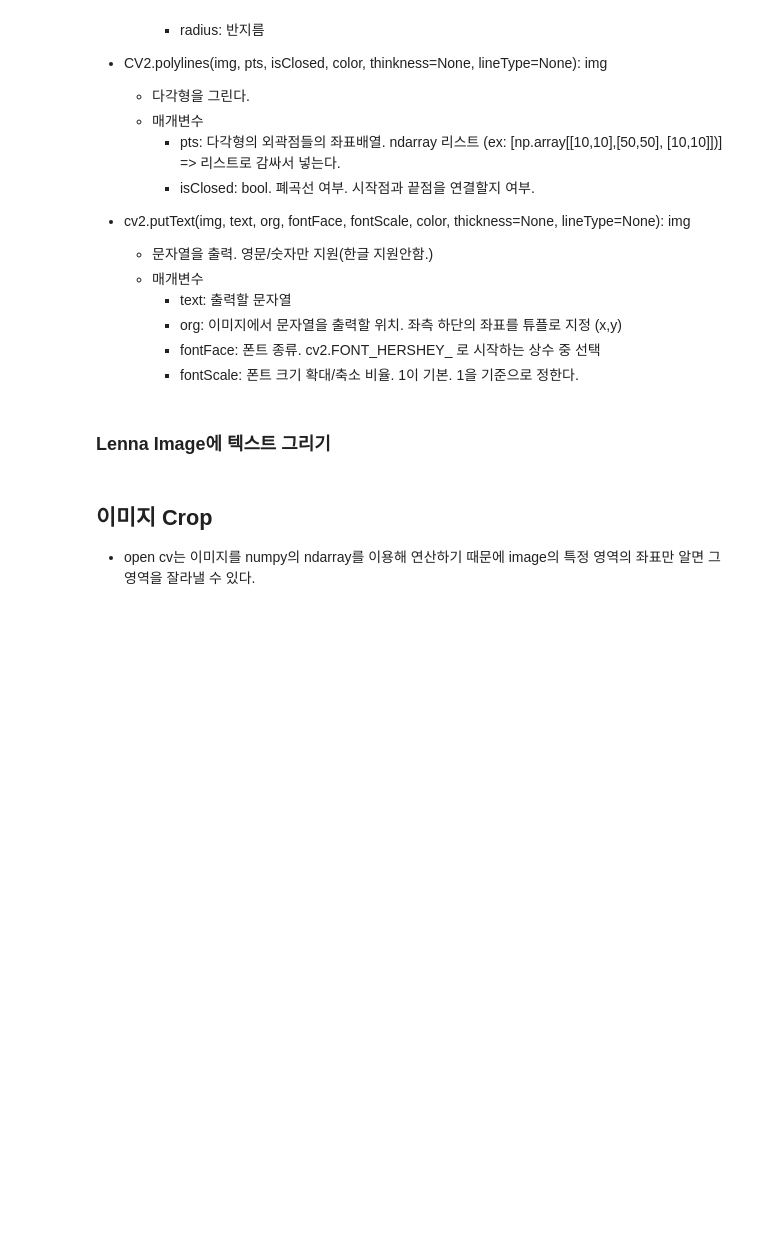
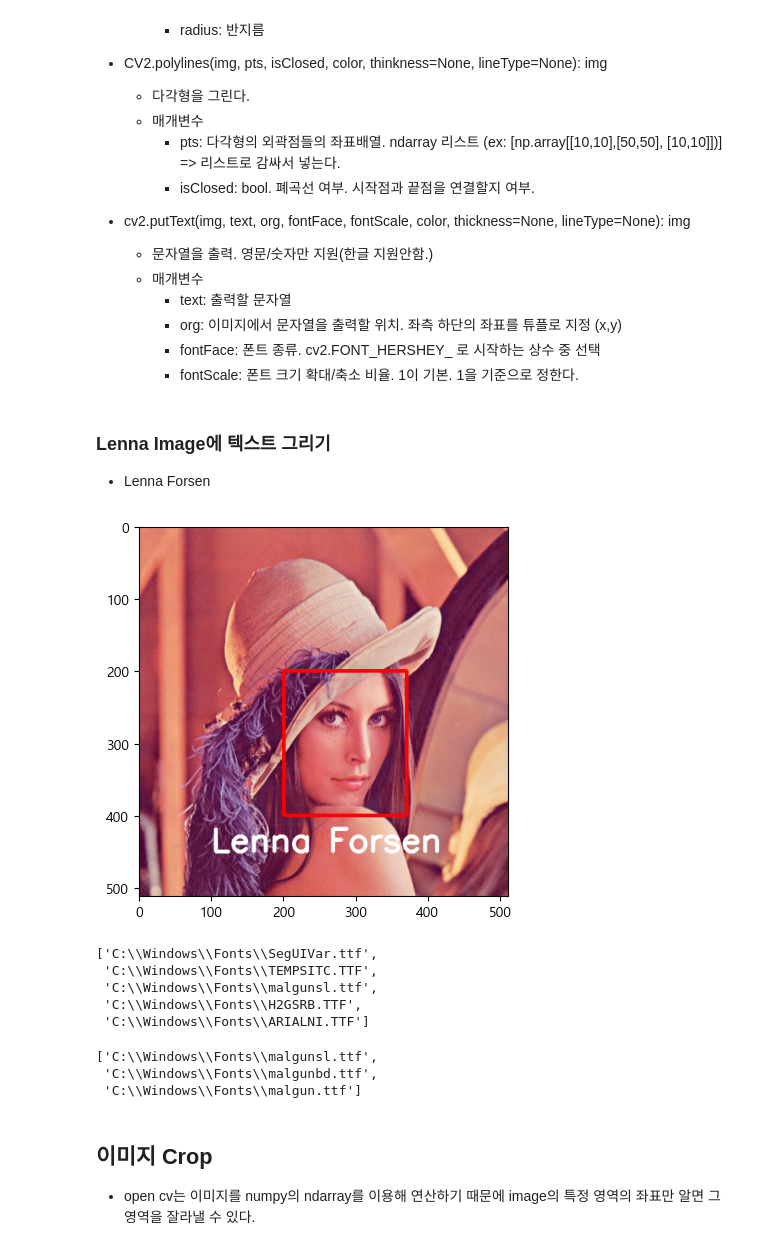
Before and after one commit to clerknek/PlayData, a Jupyter notebook: 06_OpenCV/03_도형그리기_이미지 이동.ipynb, the cells around one changed output. Saved outputs shown, nothing was run; the diff lists cells and outputs as text; code cells hidden in the pictures; blank space fills up the shorter version.

```diff
--- a/06_OpenCV/03_도형그리기_이미지 이동.ipynb
+++ b/06_OpenCV/03_도형그리기_이미지 이동.ipynb
@@ -43,2 +112,40 @@
 # %% [markdown]
 ### Lenna Image에 텍스트 그리기
+- Lenna Forsen
+# %%
+img = cv2.imread('images/lenna.bmp')
+text = 'Lenna Forsen'
+cv2.putText(img, text, (100, 450), cv2.FONT_HERSHEY_SIMPLEX, 1.5, (255, 255, 255), 3, cv2.LINE_AA)
+
+cv2.rectangle(img, (200, 200), (370, 400), (0, 0, 255), 3)
+
+cv2.imshow('frame', img)
+cv2.waitKey(0)
+cv2.destroyAllWindows()
+# %%
+plt.imshow(img[:, :, ::-1])
+# plt.axis('off')
+plt.show()
+# %% [output]
+[figure, added]
+# %%
+# 한글폰트 파일경로
+import matplotlib as mpl
+import matplotlib.font_manager as fm
+
+font_list = fm.findSystemFonts(fontext='ttf')
+len(font_list)
+font_list[:5]
+# %% [output]
+['C:\\Windows\\Fonts\\SegUIVar.ttf',
+ 'C:\\Windows\\Fonts\\TEMPSITC.TTF',
+ 'C:\\Windows\\Fonts\\malgunsl.ttf',
+ 'C:\\Windows\\Fonts\\H2GSRB.TTF',
+ 'C:\\Windows\\Fonts\\ARIALNI.TTF']
+# %%
+malgun_list = [f for f in font_list if "malgun" in f.lower()]
+malgun_list
+# %% [output]
+['C:\\Windows\\Fonts\\malgunsl.ttf',
+ 'C:\\Windows\\Fonts\\malgunbd.ttf',
+ 'C:\\Windows\\Fonts\\malgun.ttf']
```
Also changed, not shown: parts of 6 cells of this notebook, 1 other file.
